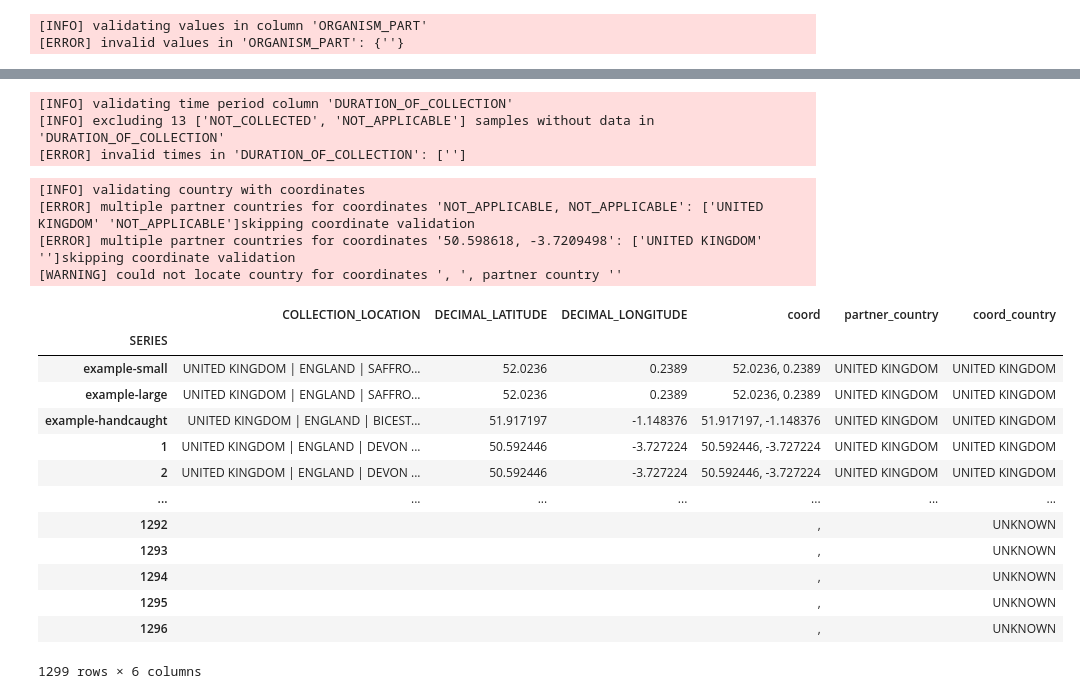
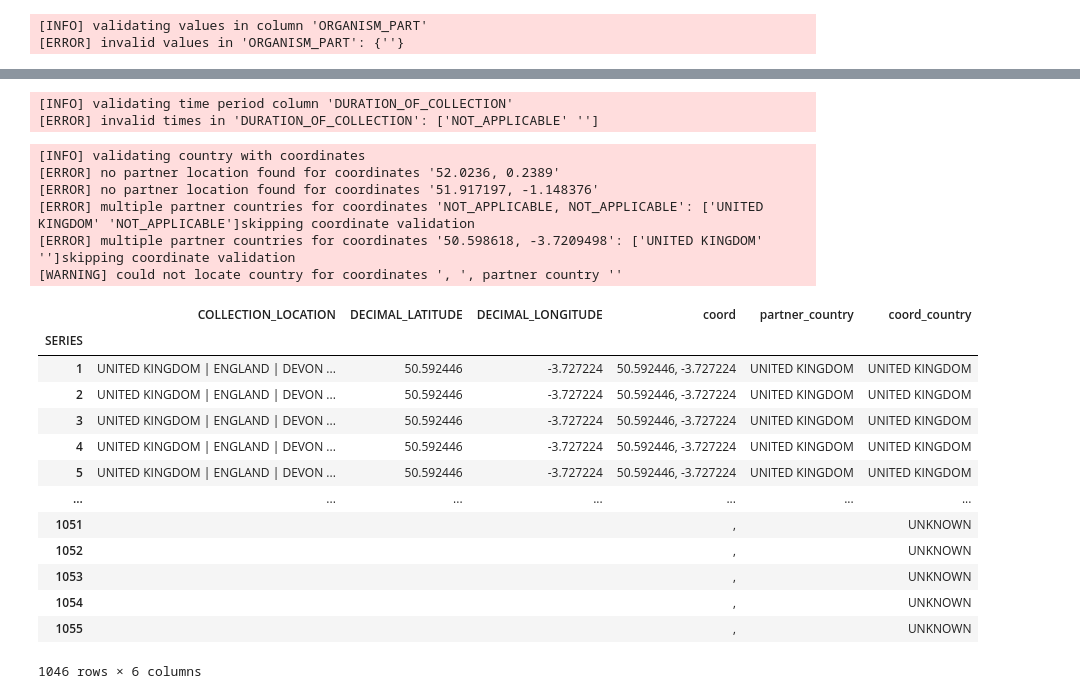
Before and after one commit to sanger-tol/bioscan_anospp_metadata, a Jupyter notebook: work/validate_partner_manifest_dev.ipynb, the cells around one changed output, grey strips where cells are left out. Drawn from its saved outputs; the diff is of its cells as text; code cells hidden in the pictures.

Commit message:
fix blanks and other logic, bug fixes, validate a bunch of manifests

```diff
--- a/work/validate_partner_manifest_dev.ipynb
+++ b/work/validate_partner_manifest_dev.ipynb
@@ -181,15 +130,21 @@ def validate_series(df):
     # series should be 1,2, ..., nsamples
     logging.info('validating SERIES')
 
+    # exclude non-numeric SERIES
+    series_numeric = df.index.astype(str).str.isnumeric()
+    if not series_numeric.all():
+        logging.error(f'Found and excluded non-numeric SERIES: {df.index[~series_numeric].to_list()}')
+        df = df.loc[series_numeric]
+
+    # check the remaining SERIES are continuous
     expected_series = set([str(i) for i in range(1, df.shape[0] + 1)])
+    observed_series = set(df.index.astype(str))
+    if expected_series != observed_series:
+        logging.error(f'In SERIES, {sorted(list(expected_series - observed_series))} are missing, '
+                      f'{sorted(list(observed_series - expected_series))} are unexpected')
 
-    observed_series = set(df.index.astype(str))
+    return df
 
-    if expected_series != observed_series:
-        logging.error(f'In SERIES, {expected_series - observed_series} are missing, '
-                      f'{observed_series - expected_series} are unexpected')
-
-
-validate_series(df)
+df = validate_series(df)
 # %% [output]
 [INFO] validating SERIES
@@ -215,6 +154,12 @@ def validate_plates_wells(df, plate_col, well_col):
 
     # expect only complete 96-well plates
     logging.info(f'validating {plate_col} and {well_col}')
+
+    empty_rows = (df[plate_col] == '') & (df[well_col] == '')
+
+    if empty_rows.any():
+        logging.error(f'Found and excluded {empty_rows.sum()} empty rows based on {plate_col} and {well_col}')
+        df = df.loc[~empty_rows]
 
     logging.info(f'found {df.shape[0]} samples across {df[plate_col].nunique()} plates')
 
@@ -232,6 +177,8 @@ def validate_plates_wells(df, plate_col, well_col):
             logging.error(f'in {well_col} for plate {plate}, wells {expected_wells - observed_wells} '
                           f'are missing, wells {observed_wells - expected_wells} are excessive')
 
-validate_plates_wells(df, 'RACK_OR_PLATE_ID', 'TUBE_OR_WELL_ID')
+    return df
+
+df = validate_plates_wells(df, 'RACK_OR_PLATE_ID', 'TUBE_OR_WELL_ID')
 # %% [output]
 [INFO] validating RACK_OR_PLATE_ID and TUBE_OR_WELL_ID
@@ -373,5 +362,5 @@ Name: TIME_OF_COLLECTION, Length: 997, dtype: datetime64[ns]
 # %%
-def validate_time_period(col, df, na_values=['NOT_COLLECTED','NOT_APPLICABLE']):
+def validate_time_period(col, df, na_values=[]):
 
     logging.info('validating time period column {!r}'.format(col))
 
@@ -413,11 +402,10 @@ validate_time_period('DURATION_OF_COLLECTION', df);
 # df['DURATION_OF_COLLECTION']
 # %% [output]
 [INFO] validating time period column 'DURATION_OF_COLLECTION'
-[INFO] excluding 13 ['NOT_COLLECTED', 'NOT_APPLICABLE'] samples without data in 'DURATION_OF_COLLECTION'
-[ERROR] invalid times in 'DURATION_OF_COLLECTION': ['']
+[ERROR] invalid times in 'DURATION_OF_COLLECTION': ['NOT_APPLICABLE' '']
 # %%
 # to be replaced/supported by w3w check
-def check_location(df, fn):
+def check_location(df, fn, na_values=[]):
 
     logging.info('validating country with coordinates')
 
@@ -428,11 +416,11 @@ def check_location(df, fn):
     except:
         logging.error('One of {!r} {!r} {!r} columns not found in manifest'.format(loc_col, lat_col, lon_col))
         return
-#     loc_df_isna = (loc_df.isin(na_values)).all(axis=1)
-#     if loc_df_isna.any():
-#         logging.info('removing {} {!r} samples with missing data from coordinate analysis'.format(
-#                 loc_df_isna.sum(), na_values))
-#     loc_df_complete = loc_df[~loc_df_isna].copy()
+    loc_df_isna = (loc_df_complete.isin(na_values)).all(axis=1)
+    if loc_df_isna.any():
+        logging.info('removing {} {!r} samples with missing data from coordinate analysis'.format(
+                loc_df_isna.sum(), na_values))
+    loc_df_complete = loc_df_complete[~loc_df_isna].copy()
 
     # coordinates in geopy format
     loc_df_complete['coord'] = loc_df_complete.apply(lambda x: '{}, {}'.format(
@@ -495,43 +483,45 @@ def check_location(df, fn):
             logging.error('no partner location found for coordinates {!r}'.format(coord))
             continue
         partner_country = partner_countries.iloc[0]
         if coord_country == 'UNKNOWN':
             logging.warning('could not locate country for coordinates {!r}, partner country {!r}'.format(
                     coord, partner_country))
         elif partner_country != coord_country:
             logging.error('country mismatch for coordinates {!r}, partner country {!r}, '
                           'coordinate country {!r}'.format(coord, partner_country, coord_country))
 
     # countries based on coordinates
     loc_df_complete['coord_country'] = loc_df_complete['coord'].replace(loc_countries)
     country_mismatch = (loc_df_complete.coord_country != loc_df_complete.partner_country)
 
 #     if country_mismatch.any():
 #         logging.error('coordinates do not match country for SERIES: {}'.format(
 #                 country_mismatch[country_mismatch].index.to_list()))
 
     # location data can be re-used, e.g. as an additional field
     return loc_df_complete
 # df.loc[2,'DECIMAL_LATITUDE'] = '65'
 loc_test = check_location(df, fn)
 loc_test
 # %% [output]
 [INFO] validating country with coordinates
+[ERROR] no partner location found for coordinates '52.0236, 0.2389'
+[ERROR] no partner location found for coordinates '51.917197, -1.148376'
 [ERROR] multiple partner countries for coordinates 'NOT_APPLICABLE, NOT_APPLICABLE': ['UNITED KINGDOM' 'NOT_APPLICABLE']skipping coordinate validation
 [ERROR] multiple partner countries for coordinates '50.598618, -3.7209498': ['UNITED KINGDOM' '']skipping coordinate validation
 [WARNING] could not locate country for coordinates ', ', partner country ''
 |  | COLLECTION_LOCATION | DECIMAL_LATITUDE | DECIMAL_LONGITUDE | coord | partner_country | coord_country |
 | SERIES |  |  |  |  |  |  |
-| example-small | UNITED KINGDOM | ENGLAND | SAFFRO... | 52.0236 | 0.2389 | 52.0236, 0.2389 | UNITED KINGDOM | UNITED KINGDOM |
-| example-large | UNITED KINGDOM | ENGLAND | SAFFRO... | 52.0236 | 0.2389 | 52.0236, 0.2389 | UNITED KINGDOM | UNITED KINGDOM |
-| example-handcaught | UNITED KINGDOM | ENGLAND | BICEST... | 51.917197 | -1.148376 | 51.917197, -1.148376 | UNITED KINGDOM | UNITED KINGDOM |
 | 1 | UNITED KINGDOM | ENGLAND | DEVON ... | 50.592446 | -3.727224 | 50.592446, -3.727224 | UNITED KINGDOM | UNITED KINGDOM |
 | 2 | UNITED KINGDOM | ENGLAND | DEVON ... | 50.592446 | -3.727224 | 50.592446, -3.727224 | UNITED KINGDOM | UNITED KINGDOM |
+| 3 | UNITED KINGDOM | ENGLAND | DEVON ... | 50.592446 | -3.727224 | 50.592446, -3.727224 | UNITED KINGDOM | UNITED KINGDOM |
+| 4 | UNITED KINGDOM | ENGLAND | DEVON ... | 50.592446 | -3.727224 | 50.592446, -3.727224 | UNITED KINGDOM | UNITED KINGDOM |
+| 5 | UNITED KINGDOM | ENGLAND | DEVON ... | 50.592446 | -3.727224 | 50.592446, -3.727224 | UNITED KINGDOM | UNITED KINGDOM |
 | ... | ... | ... | ... | ... | ... | ... |
-| 1292 |  |  |  | , |  | UNKNOWN |
-| 1293 |  |  |  | , |  | UNKNOWN |
-| 1294 |  |  |  | , |  | UNKNOWN |
-| 1295 |  |  |  | , |  | UNKNOWN |
-| 1296 |  |  |  | , |  | UNKNOWN |
+| 1051 |  |  |  | , |  | UNKNOWN |
+| 1052 |  |  |  | , |  | UNKNOWN |
+| 1053 |  |  |  | , |  | UNKNOWN |
+| 1054 |  |  |  | , |  | UNKNOWN |
+| 1055 |  |  |  | , |  | UNKNOWN |
-1299 rows × 6 columns
+1046 rows × 6 columns
 # %%
```
Also changed, not shown: parts of 27 cells of this notebook, 2 other files.
